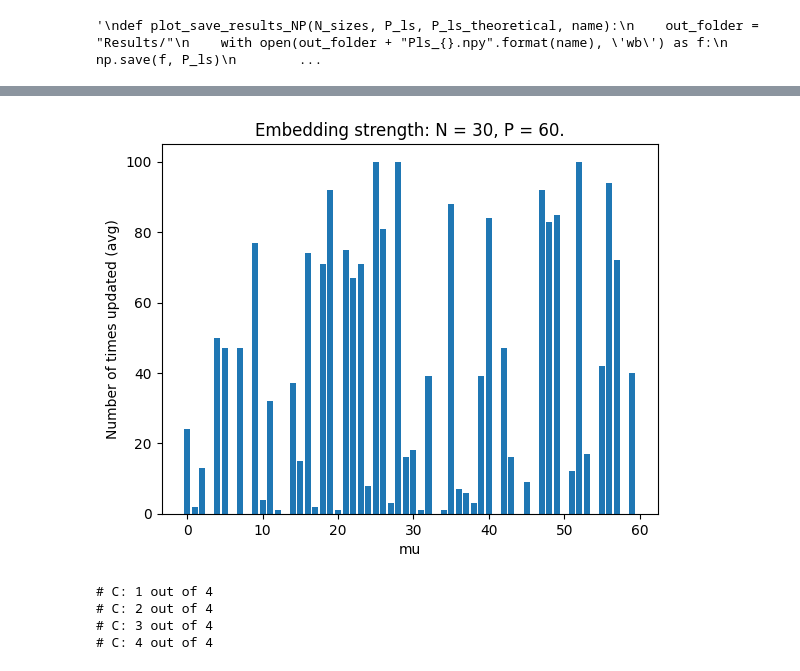
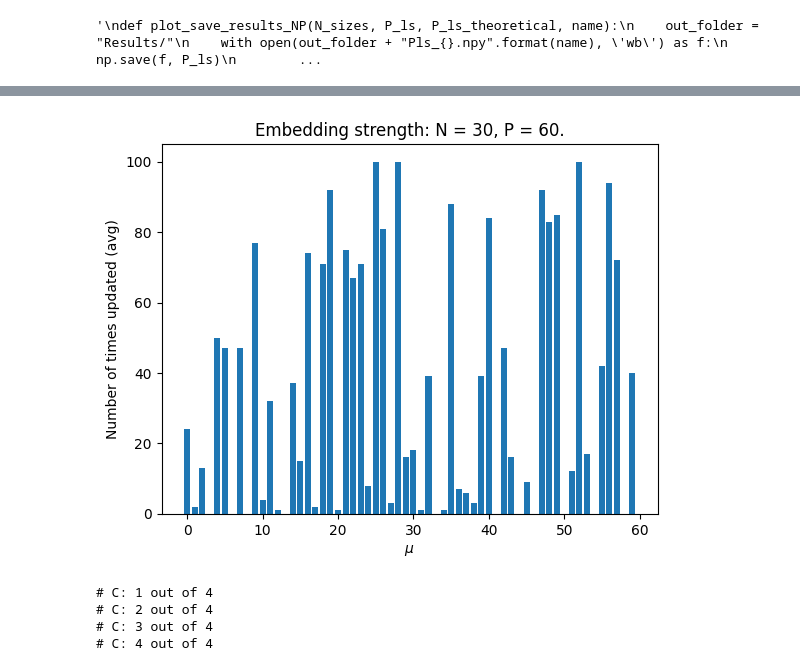
Before and after one commit to SaraIglesiasSN/A1-Perceptron-Training-NNCI-, a Jupyter notebook: A1_Perceptron_Training.ipynb, the cells around one changed output, grey strips where cells are left out. Cells and saved outputs as stored; diff of their text form; code cells hidden in the pictures.

```diff
--- a/A1_Perceptron_Training.ipynb
+++ b/A1_Perceptron_Training.ipynb
@@ -317,16 +339,16 @@ embedding_strengths= do_experiment_emb(P, N, n_D, n_max, c_threshold=0.0)
 # %%
 bins = np.arange(0, P, 1)
 plt.bar(bins, embedding_strengths)
 plt.title("Embedding strength: N = {}, P = {}.".format(N,P))
 plt.ylabel('Number of times updated (avg)')
-plt.xlabel('mu')
+plt.xlabel(r'$\mu$')
 plt.savefig("Results/Figures/Hist_embeddingS.eps", format='eps')
 plt.savefig("Results/Figures/Hist_embeddingS.png", format='png')
 plt.show()
 
 # we need to comment that so many are not used
 # %% [output]
-[figure, old version]
+[figure, new version]
 # %%
 ## Bonus: Consider a non-zero value of c
 
```
Also changed, not shown: parts of 13 cells of this notebook, 17 other files.
